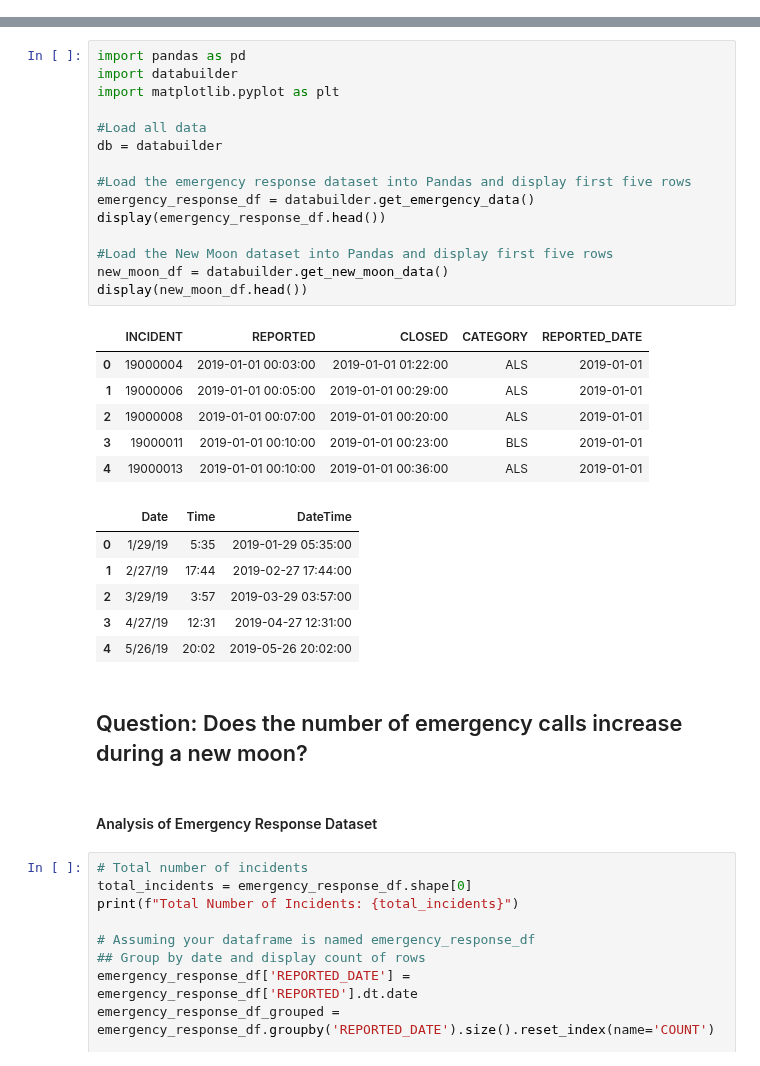
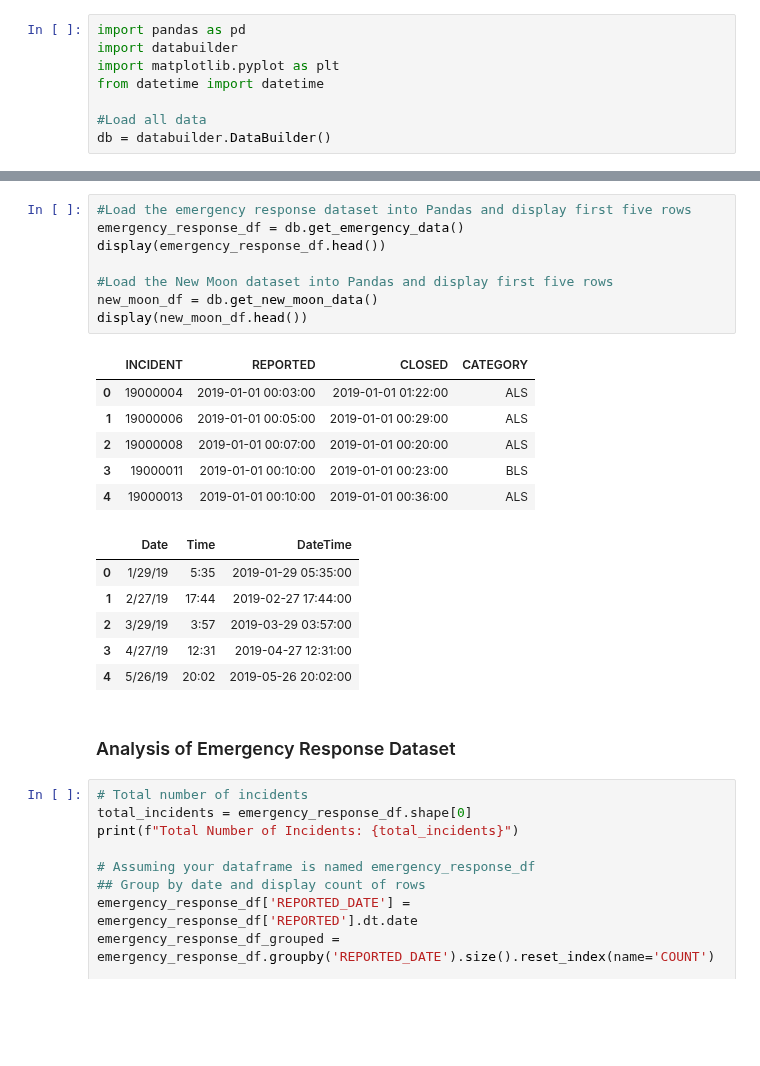
Before and after one commit to mattlundberg/Project-1, a Jupyter notebook: Tiffanys_file.ipynb, the cells around one changed output, grey strips where cells are left out. Saved outputs shown, nothing was run; the diff lists cells and outputs as text; blank space fills up the shorter version.

Commit message:
corrected new moon dataset

```diff
--- a/Tiffanys_file.ipynb
+++ b/Tiffanys_file.ipynb
@@ -0,0 +7,8 @@
+# %%
+import pandas as pd
+import databuilder
+import matplotlib.pyplot as plt
+from datetime import datetime
+
+#Load all data
+db = databuilder.DataBuilder()
@@ -1,35 +33,26 @@
 # %%
-import pandas as pd
-import databuilder
-import matplotlib.pyplot as plt
-
-#Load all data
-db = databuilder
-
 #Load the emergency response dataset into Pandas and display first five rows
-emergency_response_df = databuilder.get_emergency_data()
+emergency_response_df = db.get_emergency_data()
 display(emergency_response_df.head())
 
 #Load the New Moon dataset into Pandas and display first five rows
-new_moon_df = databuilder.get_new_moon_data()
+new_moon_df = db.get_new_moon_data()
 display(new_moon_df.head())
 # %% [output]
-|  | INCIDENT | REPORTED | CLOSED | CATEGORY | REPORTED_DATE |
-| 0 | 19000004 | 2019-01-01 00:03:00 | 2019-01-01 01:22:00 | ALS | 2019-01-01 |
-| 1 | 19000006 | 2019-01-01 00:05:00 | 2019-01-01 00:29:00 | ALS | 2019-01-01 |
-| 2 | 19000008 | 2019-01-01 00:07:00 | 2019-01-01 00:20:00 | ALS | 2019-01-01 |
-| 3 | 19000011 | 2019-01-01 00:10:00 | 2019-01-01 00:23:00 | BLS | 2019-01-01 |
-| 4 | 19000013 | 2019-01-01 00:10:00 | 2019-01-01 00:36:00 | ALS | 2019-01-01 |
+|  | INCIDENT | REPORTED | CLOSED | CATEGORY |
+| 0 | 19000004 | 2019-01-01 00:03:00 | 2019-01-01 01:22:00 | ALS |
+| 1 | 19000006 | 2019-01-01 00:05:00 | 2019-01-01 00:29:00 | ALS |
+| 2 | 19000008 | 2019-01-01 00:07:00 | 2019-01-01 00:20:00 | ALS |
+| 3 | 19000011 | 2019-01-01 00:10:00 | 2019-01-01 00:23:00 | BLS |
+| 4 | 19000013 | 2019-01-01 00:10:00 | 2019-01-01 00:36:00 | ALS |
 |  | Date | Time | DateTime |
 | 0 | 1/29/19 | 5:35 | 2019-01-29 05:35:00 |
 | 1 | 2/27/19 | 17:44 | 2019-02-27 17:44:00 |
 | 2 | 3/29/19 | 3:57 | 2019-03-29 03:57:00 |
 | 3 | 4/27/19 | 12:31 | 2019-04-27 12:31:00 |
 | 4 | 5/26/19 | 20:02 | 2019-05-26 20:02:00 |
-# %% [markdown]
-## Question: Does the number of emergency calls increase during a new moon?
 # %% [markdown]
-#### Analysis of Emergency Response Dataset
+### Analysis of Emergency Response Dataset
 # %%
 # Total number of incidents
 total_incidents = emergency_response_df.shape[0]
```
Also changed, not shown: parts of 7 cells of this notebook, 2 other files.
